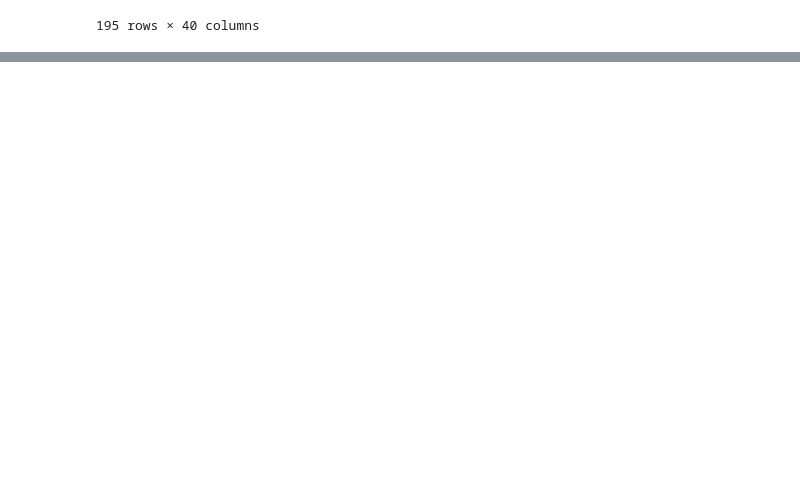
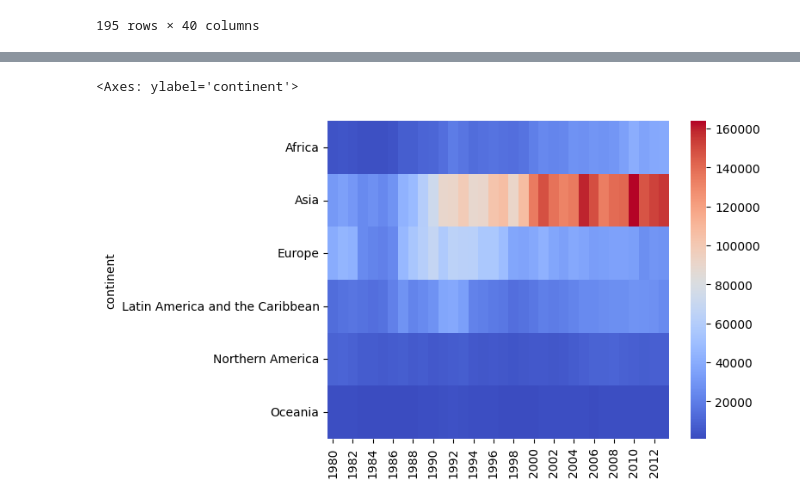
Before and after one commit to harshRaj1601/Python-Data-Science, a Jupyter notebook: pandas.ipynb, the cells around one changed output, grey strips where cells are left out. Drawn from its saved outputs; the diff is of its cells as text; code cells hidden in the pictures; blank space fills up the shorter version.

Commit message:
# pokemon dataset, groupby, pivot_table

```diff
--- a/pandas.ipynb
+++ b/pandas.ipynb
@@ -329,0 +233,6 @@ df
+# %%
+cont_df = df.groupby(by="continent")[list(range(1980,2014))].sum()
+sns.heatmap(cont_df,cmap="coolwarm")
+# %% [output]
+<Axes: ylabel='continent'>
+[figure, added]
```
Also changed, not shown: parts of 29 cells of this notebook, 3 other files.
